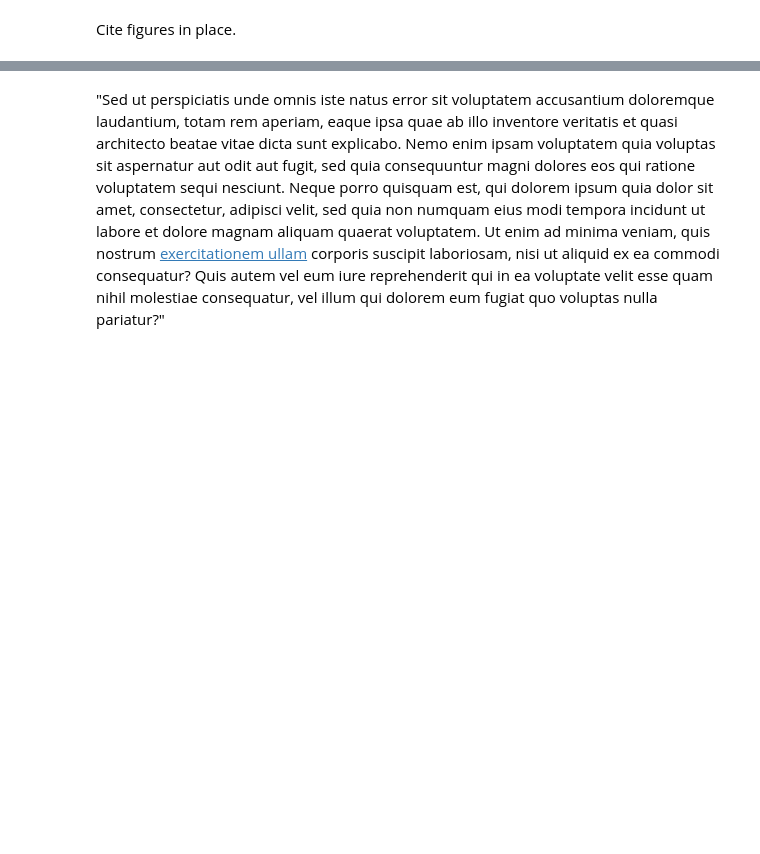
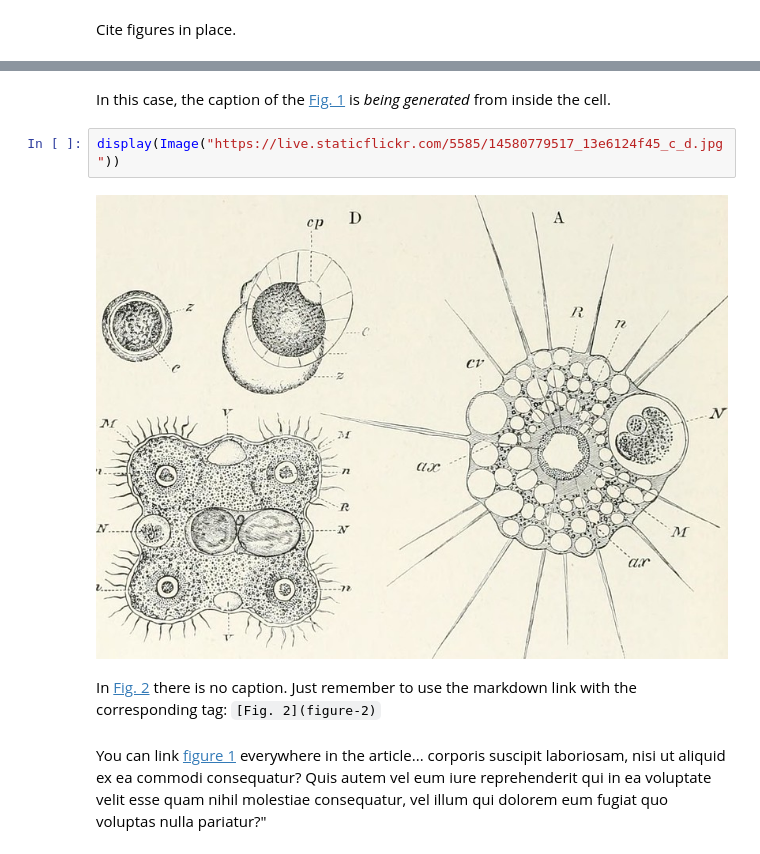
Before and after one commit to C2DH/jdh-notebook, a Jupyter notebook: examples/cite_figures.ipynb, the cells around one changed output, grey strips where cells are left out. Saved outputs shown, nothing was run; the diff lists cells and outputs as text; blank space fills up the shorter version.

```diff
--- a/examples/cite_figures.ipynb
+++ b/examples/cite_figures.ipynb
@@ -23,2 +22,10 @@ display(Image("https://d2pn8kiwq2w21t.cloudfront.net/images/infographicsuploadsi
+# %% [markdown]
+In this case, the caption of the [Fig. 1](figure-1) is *being generated* from inside the cell.
+# %%
+display(Image("https://live.staticflickr.com/5585/14580779517_13e6124f45_c_d.jpg"))
+# %% [output]
+[figure, added]
+# %% [markdown]
+In [Fig. 2](figure-2) there is no caption. Just remember to use the markdown link with the corresponding tag: `[Fig. 2](figure-2)`
 # %% [markdown]
-"Sed ut perspiciatis unde omnis iste natus error sit voluptatem accusantium doloremque laudantium, totam rem aperiam, eaque ipsa quae ab illo inventore veritatis et quasi architecto beatae vitae dicta sunt explicabo. Nemo enim ipsam voluptatem quia voluptas sit aspernatur aut odit aut fugit, sed quia consequuntur magni dolores eos qui ratione voluptatem sequi nesciunt. Neque porro quisquam est, qui dolorem ipsum quia dolor sit amet, consectetur, adipisci velit, sed quia non numquam eius modi tempora incidunt ut labore et dolore magnam aliquam quaerat voluptatem. Ut enim ad minima veniam, quis nostrum [exercitationem ullam](figure-1) corporis suscipit laboriosam, nisi ut aliquid ex ea commodi consequatur? Quis autem vel eum iure reprehenderit qui in ea voluptate velit esse quam nihil molestiae consequatur, vel illum qui dolorem eum fugiat quo voluptas nulla pariatur?"
+You can link [figure 1](figure-1) everywhere in the article... corporis suscipit laboriosam, nisi ut aliquid ex ea commodi consequatur? Quis autem vel eum iure reprehenderit qui in ea voluptate velit esse quam nihil molestiae consequatur, vel illum qui dolorem eum fugiat quo voluptas nulla pariatur?"
```
Also changed, not shown: parts of 1 cell of this notebook.
